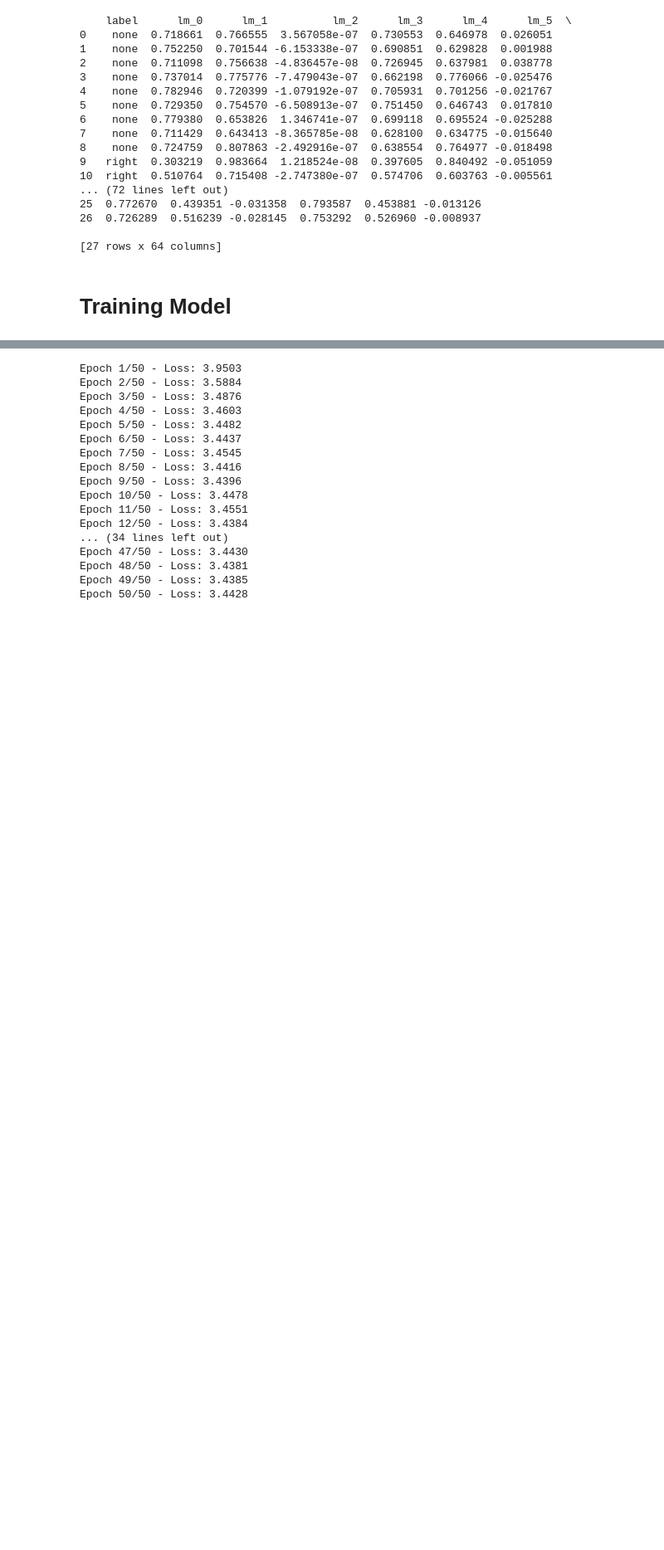
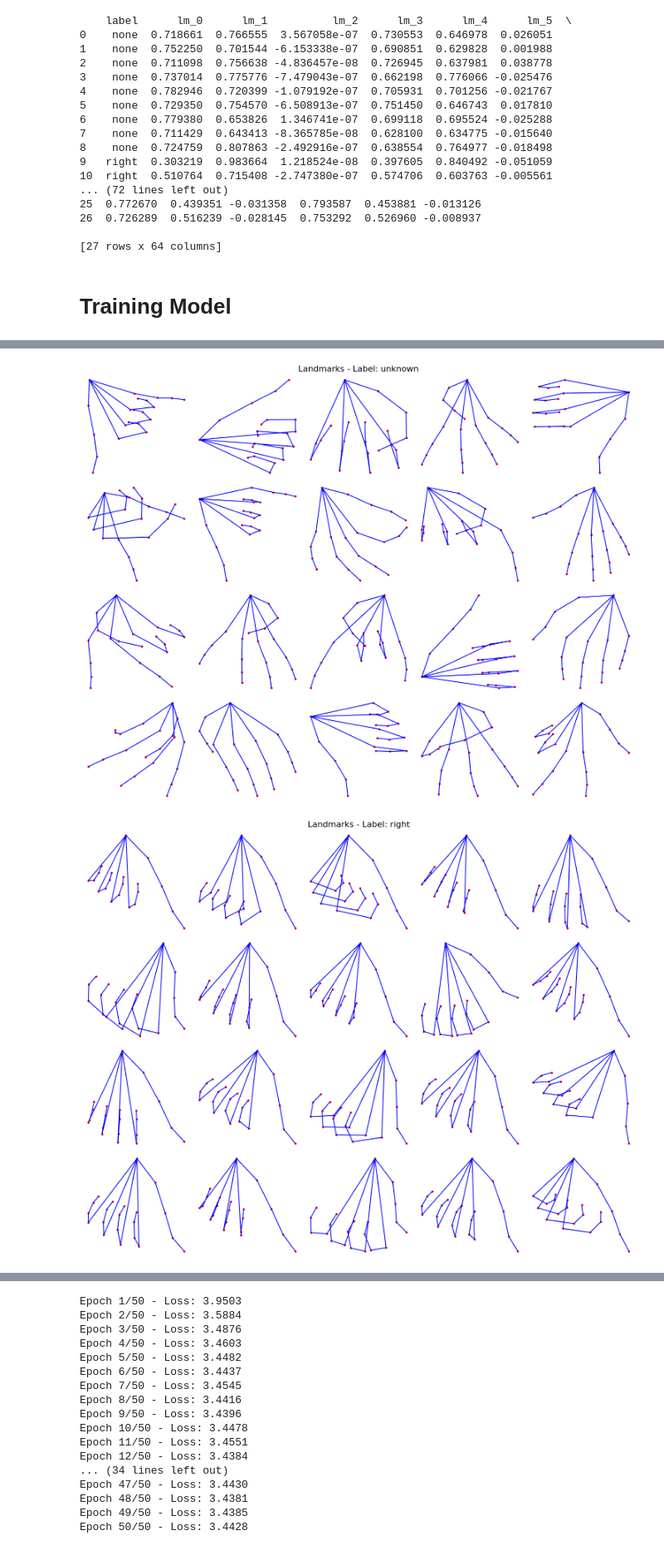
Before and after one commit to LuisGrigore/GestureDetector, a Jupyter notebook: Untitled.ipynb, the cells around one changed output, grey strips where cells are left out. Shown at 83% size. Cells and saved outputs as stored; diff of their text form; code cells hidden in the pictures; blank space fills up the shorter version.

```diff
--- a/Untitled.ipynb
+++ b/Untitled.ipynb
@@ -697 +699,61 @@ left        200
 Name: count, dtype: int64
+# %%
+import pandas as pd
+import matplotlib.pyplot as plt
+
+# Cargar dataset
+
+# Número de ejemplos por label
+n_examples = 20
+
+# Labels
+labels = df['label'].unique()
+
+# Definimos las conexiones de los landmarks de la mano
+connections = [
+    (0,1),(1,2),(2,3),(3,4),      # pulgar
+    (0,5),(5,6),(6,7),(7,8),      # índice
+    (0,9),(9,10),(10,11),(11,12), # medio
+    (0,13),(13,14),(14,15),(15,16), # anular
+    (0,17),(17,18),(18,19),(19,20)  # meñique
+]
+
+num_landmarks = 21  # número de puntos
+
+for label in labels:
+    subset = df[df['label'] == label].head(n_examples)
+
+    # Crear rejilla de subplots
+    fig, axes = plt.subplots(4, 5, figsize=(15,12))
+    fig.suptitle(f"Landmarks - Label: {label}", fontsize=16)
+
+    for i, ax in enumerate(axes.flatten()):
+        if i >= len(subset):
+            ax.axis('off')
+            continue
+
+        row = subset.iloc[i]
+        landmarks = []
+        for j in range(num_landmarks):
+            x = row[f"lm_{j*3}"]
+            y = row[f"lm_{j*3 + 1}"]
+            z = row[f"lm_{j*3 + 2}"]
+            landmarks.append([x, y, z])
+        landmarks = pd.DataFrame(landmarks, columns=["x","y","z"])
+
+        # Dibujar puntos
+        ax.scatter(landmarks["x"], landmarks["y"], c='r', s=10)  # puntos más pequeños
+
+        # Dibujar conexiones
+        for connection in connections:
+            start, end = connection
+            ax.plot([landmarks.loc[start, "x"], landmarks.loc[end, "x"]],
+                    [landmarks.loc[start, "y"], landmarks.loc[end, "y"]], 'b')
+
+        ax.axis('off')  # quitar ejes para que se vea limpio
+
+    plt.tight_layout()
+    plt.show()
+# %% [output]
+[figure, added]
+[figure, added]
```
Also changed, not shown: parts of 6 cells of this notebook, 51 other files.
